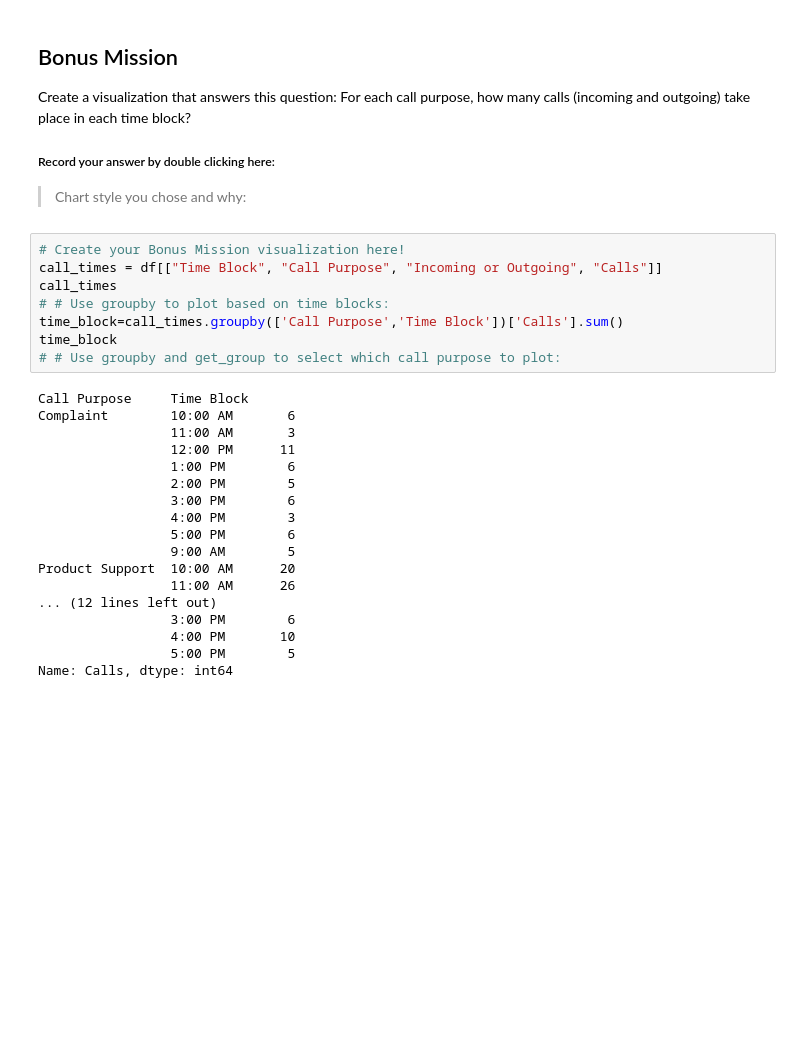
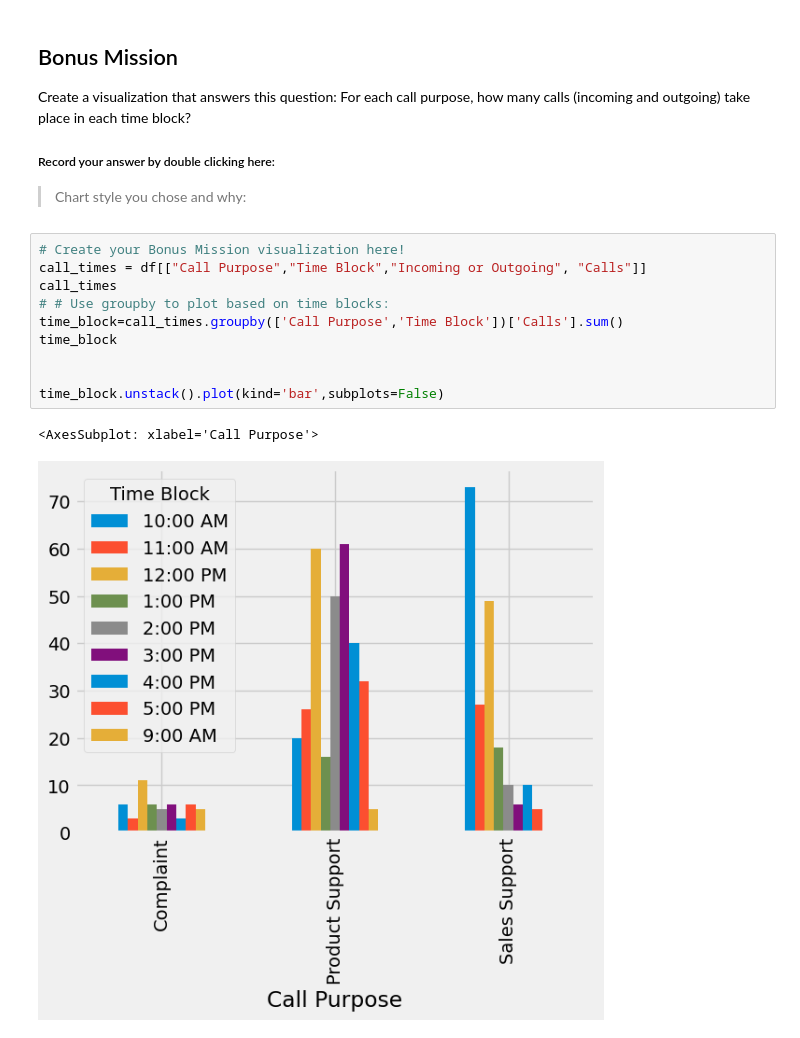
Before and after one commit to prathi111/call-center-cleanup-assignment, a Jupyter notebook: Call_Center_Cleanup.ipynb, the cells around one changed output. Saved outputs shown, nothing was run; the diff lists cells and outputs as text; blank space fills up the shorter version.

```diff
--- a/Call_Center_Cleanup.ipynb
+++ b/Call_Center_Cleanup.ipynb
@@ -551,27 +545,14 @@ Create a visualization that answers this question: For each call purpose, how ma
 > Chart style you chose and why:
 # %%
 # Create your Bonus Mission visualization here!
-call_times = df[["Time Block", "Call Purpose", "Incoming or Outgoing", "Calls"]]
+call_times = df[["Call Purpose","Time Block","Incoming or Outgoing", "Calls"]]
 call_times
 # # Use groupby to plot based on time blocks:
 time_block=call_times.groupby(['Call Purpose','Time Block'])['Calls'].sum()
 time_block
-# # Use groupby and get_group to select which call purpose to plot:
+
+
+time_block.unstack().plot(kind='bar',subplots=False)
 # %% [output]
-Call Purpose     Time Block
-Complaint        10:00 AM       6
-                 11:00 AM       3
-                 12:00 PM      11
-                 1:00 PM        6
-                 2:00 PM        5
-                 3:00 PM        6
-                 4:00 PM        3
-                 5:00 PM        6
-                 9:00 AM        5
-Product Support  10:00 AM      20
-                 11:00 AM      26
-... (12 lines left out)
-                 3:00 PM        6
-                 4:00 PM       10
-                 5:00 PM        5
-Name: Calls, dtype: int64
+<AxesSubplot: xlabel='Call Purpose'>
+[figure, added]
```
Also changed, not shown: parts of 32 cells of this notebook.
